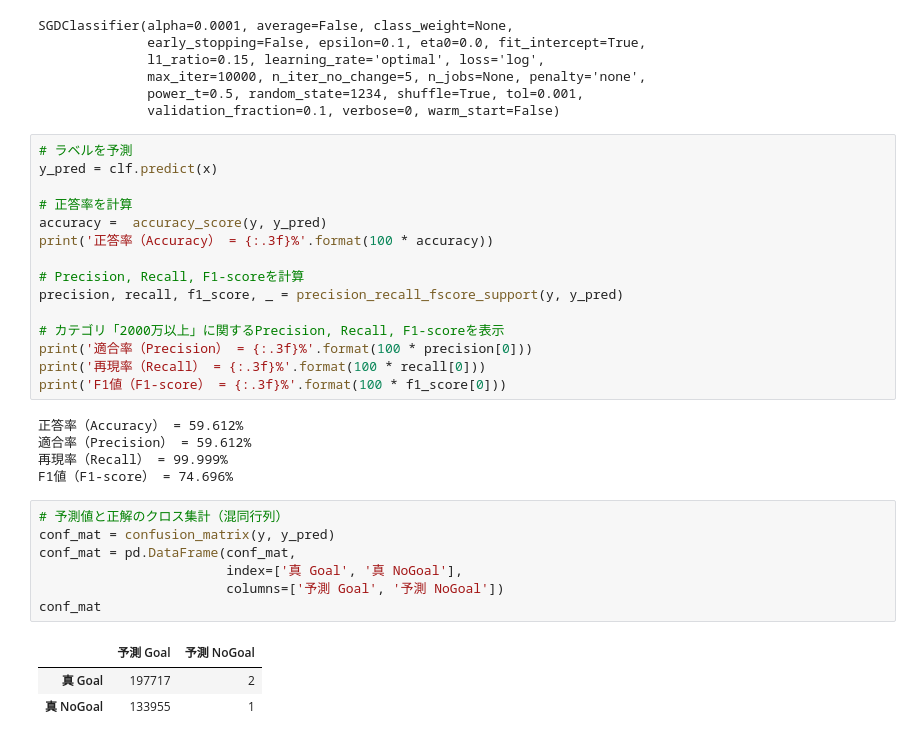
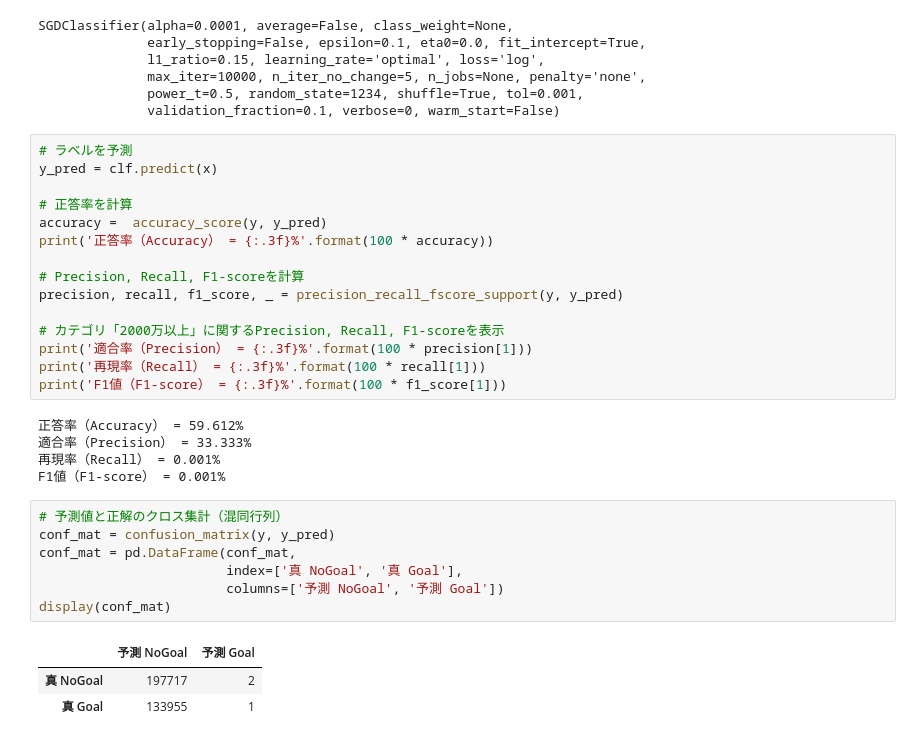
Before and after one commit to namiki036/SUAI, a Jupyter notebook: Day1_work_並木理.ipynb, the cells around one changed output. Drawn from its saved outputs; the diff is of its cells as text.

Commit message:
fix precision [0]->[1]

```diff
--- a/Day1_work_並木理.ipynb
+++ b/Day1_work_並木理.ipynb
@@ -177,22 +192,22 @@ print('正答率（Accuracy） = {:.3f}%'.format(100 * accuracy))
 precision, recall, f1_score, _ = precision_recall_fscore_support(y, y_pred)
 
 # カテゴリ「2000万以上」に関するPrecision, Recall, F1-scoreを表示
-print('適合率（Precision） = {:.3f}%'.format(100 * precision[0]))
-print('再現率（Recall） = {:.3f}%'.format(100 * recall[0]))
-print('F1値（F1-score） = {:.3f}%'.format(100 * f1_score[0]))
+print('適合率（Precision） = {:.3f}%'.format(100 * precision[1]))
+print('再現率（Recall） = {:.3f}%'.format(100 * recall[1]))
+print('F1値（F1-score） = {:.3f}%'.format(100 * f1_score[1]))
 # %% [output]
 正答率（Accuracy） = 59.612%
-適合率（Precision） = 59.612%
-再現率（Recall） = 99.999%
-F1値（F1-score） = 74.696%
+適合率（Precision） = 33.333%
+再現率（Recall） = 0.001%
+F1値（F1-score） = 0.001%
 # %%
 # 予測値と正解のクロス集計（混同行列）
 conf_mat = confusion_matrix(y, y_pred)
 conf_mat = pd.DataFrame(conf_mat,
-                        index=['真 Goal', '真 NoGoal'],
-                        columns=['予測 Goal', '予測 NoGoal'])
-conf_mat
+                        index=['真 NoGoal', '真 Goal'],
+                        columns=['予測 NoGoal', '予測 Goal'])
+display(conf_mat)
 # %% [output]
-|  | 予測 Goal | 予測 NoGoal |
-| 真 Goal | 197717 | 2 |
-| 真 NoGoal | 133955 | 1 |
+|  | 予測 NoGoal | 予測 Goal |
+| 真 NoGoal | 197717 | 2 |
+| 真 Goal | 133955 | 1 |
```
Also changed, not shown: parts of 3 cells of this notebook, 2 other files.
